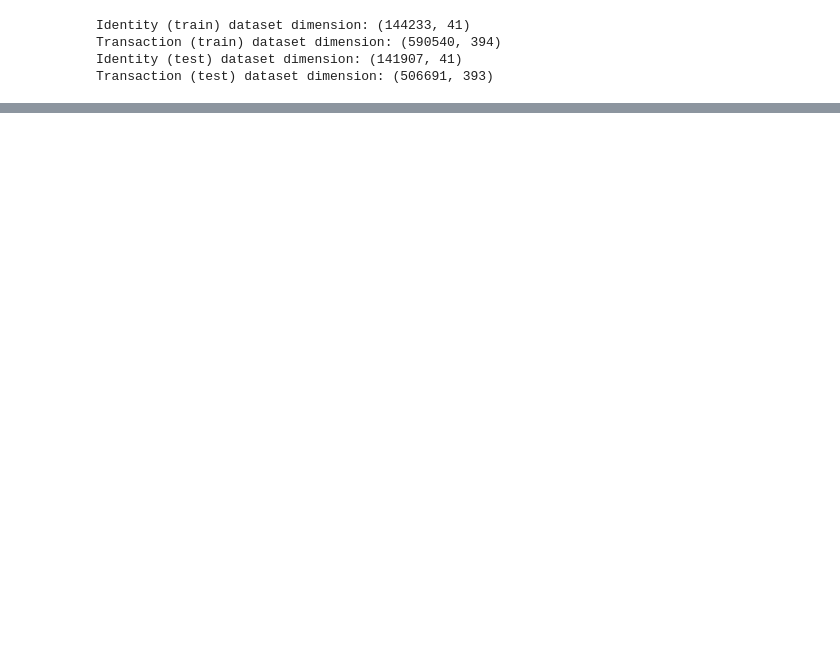
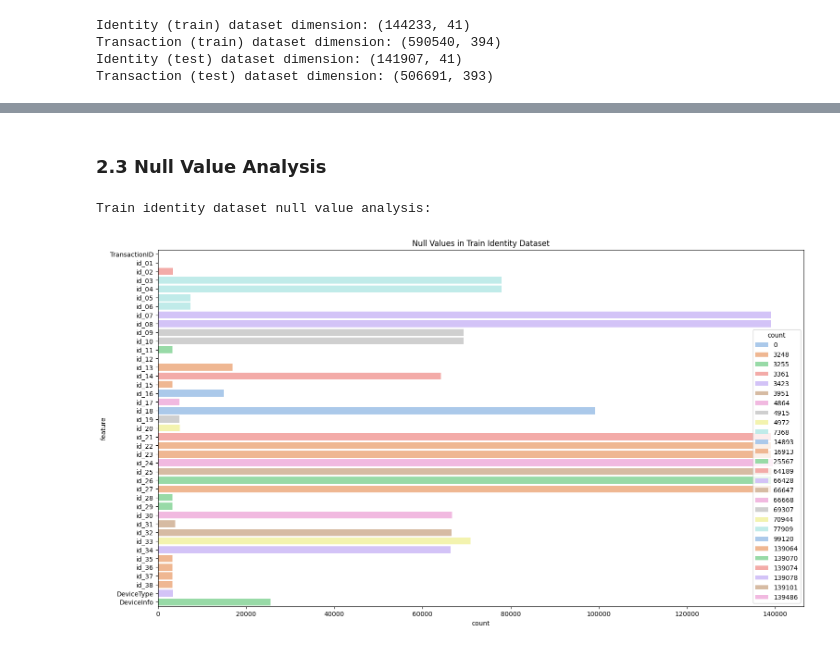
Before and after one commit to LakeeshaRCL/msc-ds-ai-research-implementations, a Jupyter notebook: eda.ipynb, the cells around one changed output, grey strips where cells are left out. Cells and saved outputs as stored; diff of their text form; code cells hidden in the pictures; blank space fills up the shorter version.

```diff
--- a/eda.ipynb
+++ b/eda.ipynb
@@ -8,3 +14,16 @@ import numpy as np
 # supportive functions
 def dataset_dimension(name: str, dataset: pd.DataFrame):
     print(f"{name} dataset dimension: {dataset.shape}")
+
+def get_null_count_df(dataset: pd.DataFrame) -> pd.DataFrame:
+    null_counts = dataset.isnull().sum()
+    null_df = null_counts.reset_index()
+    null_df.columns = ["feature", "count"]
+    return null_df
+# %%
+# data visualization functions
+def show_bar_plot(data: pd.DataFrame, x_label: str, y_label:str, title, hue, figure_size=(12,6), color_palette="pastel"):
+    plt.figure(figsize=figure_size)
+    plt.title(title)
+    sns.barplot(data=data, x=x_label, y=y_label, hue=hue, palette=color_palette)
+    plt.show()
@@ -39,2 +103,8 @@ train_transaction.head()
+# %% [markdown]
+### 2.3 Null Value Analysis
 # %%
-# check for null values
+print("Train identity dataset null value analysis:")
+show_bar_plot( get_null_count_df(train_identity), "count", "feature", "Null Values in Train Identity Dataset", "count", (18, 10))
+# %% [output]
+Train identity dataset null value analysis:
+[figure, added]
```
Also changed, not shown: parts of 11 cells of this notebook.
